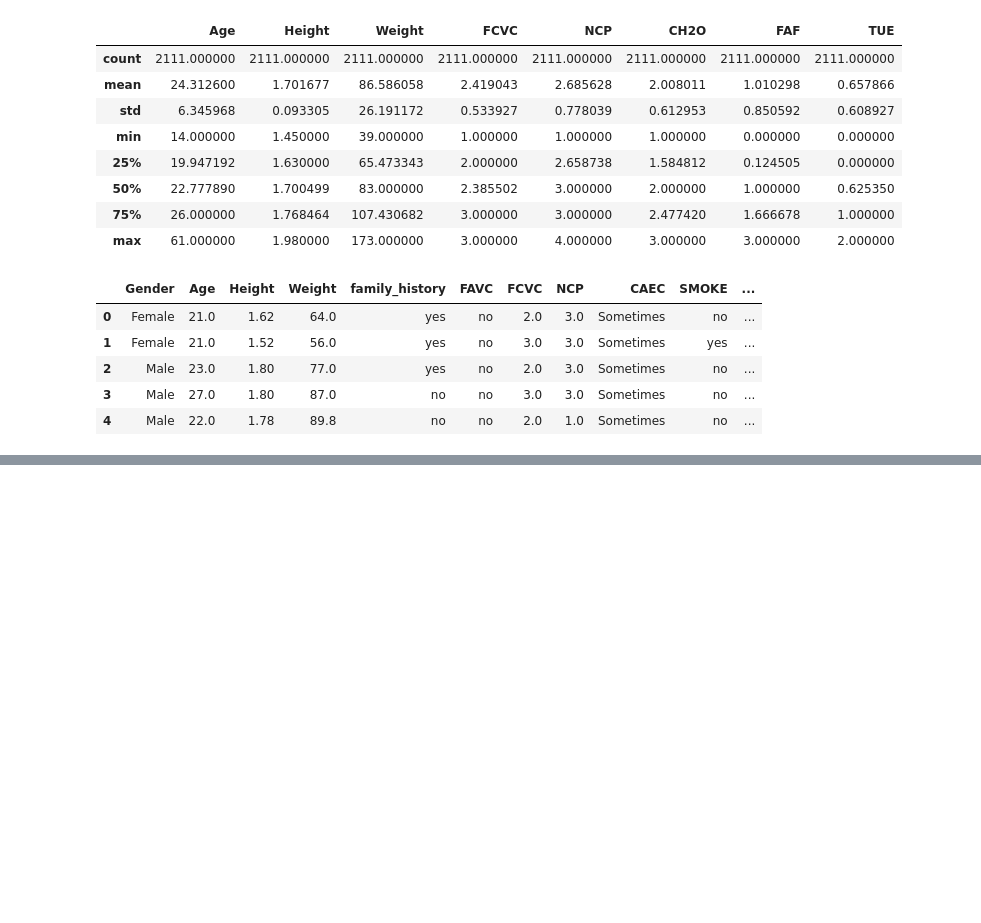
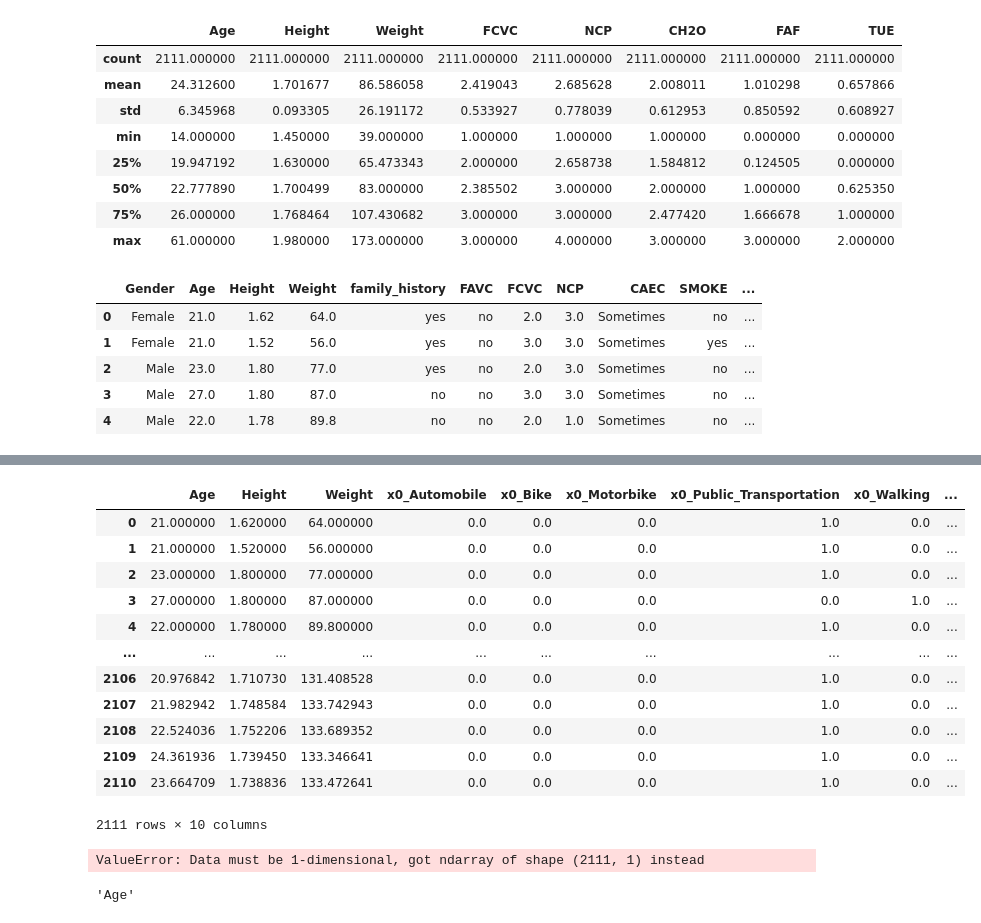
Before and after one commit to mgarcia14115/obese_classifier, a Jupyter notebook: notebooks/mg/00.0-mg-dataprocess.ipynb, the cells around one changed output, grey strips where cells are left out. Cells and saved outputs as stored; diff of their text form; code cells hidden in the pictures; blank space fills up the shorter version.

```diff
--- a/notebooks/mg/00.0-mg-dataprocess.ipynb
+++ b/notebooks/mg/00.0-mg-dataprocess.ipynb
@@ -59,0 +99,31 @@ array(['no', 'Sometimes', 'Frequently', 'Always'], dtype=object)
+# %%
+df_data
+# %% [output]
+|  | Age | Height | Weight | x0_Automobile | x0_Bike | x0_Motorbike | x0_Public_Transportation | x0_Walking | ... |
+| 0 | 21.000000 | 1.620000 | 64.000000 | 0.0 | 0.0 | 0.0 | 1.0 | 0.0 | ... |
+| 1 | 21.000000 | 1.520000 | 56.000000 | 0.0 | 0.0 | 0.0 | 1.0 | 0.0 | ... |
+| 2 | 23.000000 | 1.800000 | 77.000000 | 0.0 | 0.0 | 0.0 | 1.0 | 0.0 | ... |
+| 3 | 27.000000 | 1.800000 | 87.000000 | 0.0 | 0.0 | 0.0 | 0.0 | 1.0 | ... |
+| 4 | 22.000000 | 1.780000 | 89.800000 | 0.0 | 0.0 | 0.0 | 1.0 | 0.0 | ... |
+| ... | ... | ... | ... | ... | ... | ... | ... | ... | ... |
+| 2106 | 20.976842 | 1.710730 | 131.408528 | 0.0 | 0.0 | 0.0 | 1.0 | 0.0 | ... |
+| 2107 | 21.982942 | 1.748584 | 133.742943 | 0.0 | 0.0 | 0.0 | 1.0 | 0.0 | ... |
+| 2108 | 22.524036 | 1.752206 | 133.689352 | 0.0 | 0.0 | 0.0 | 1.0 | 0.0 | ... |
+| 2109 | 24.361936 | 1.739450 | 133.346641 | 0.0 | 0.0 | 0.0 | 1.0 | 0.0 | ... |
+| 2110 | 23.664709 | 1.738836 | 133.472641 | 0.0 | 0.0 | 0.0 | 1.0 | 0.0 | ... |
+2111 rows × 10 columns
+# %%
+cols = df_data.shape[1]
+
+for i in range(cols):
+    scaler = MinMaxScaler()
+
+    scaled_feature = scaler.fit_transform(np.asarray(df_data.iloc[:,i]).reshape(-1,1))
+
+    df_data = pd.concat(objs=pd.Series(scaled_feature.reshape()),axis=1).drop(columns=[i])
+# %% [output]
+ValueError: Data must be 1-dimensional, got ndarray of shape (2111, 1) instead
+# %%
+df_data.columns[0]
+# %% [output]
+'Age'
```
Also changed, not shown: parts of 11 cells of this notebook.
